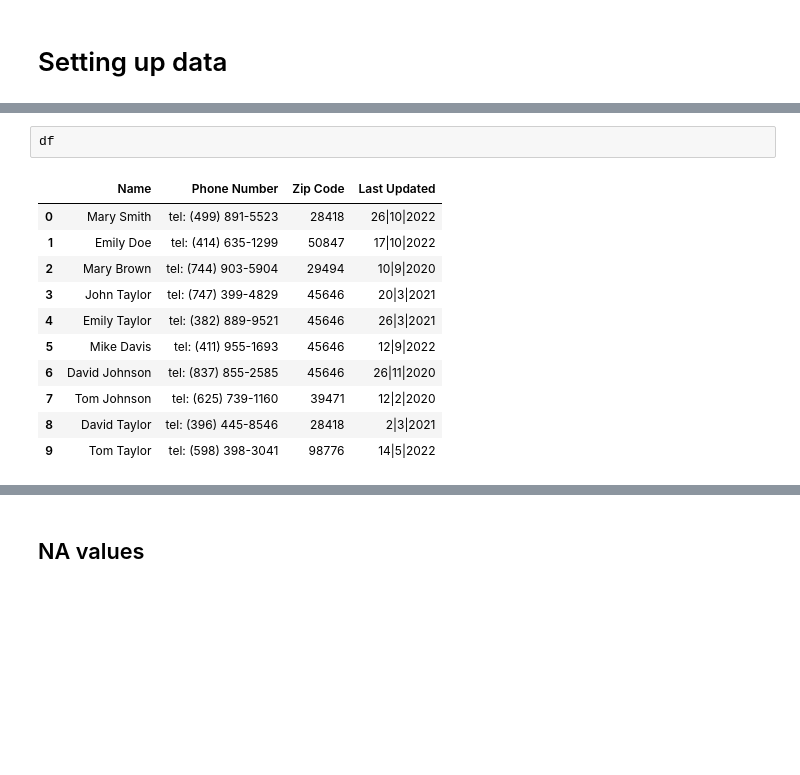
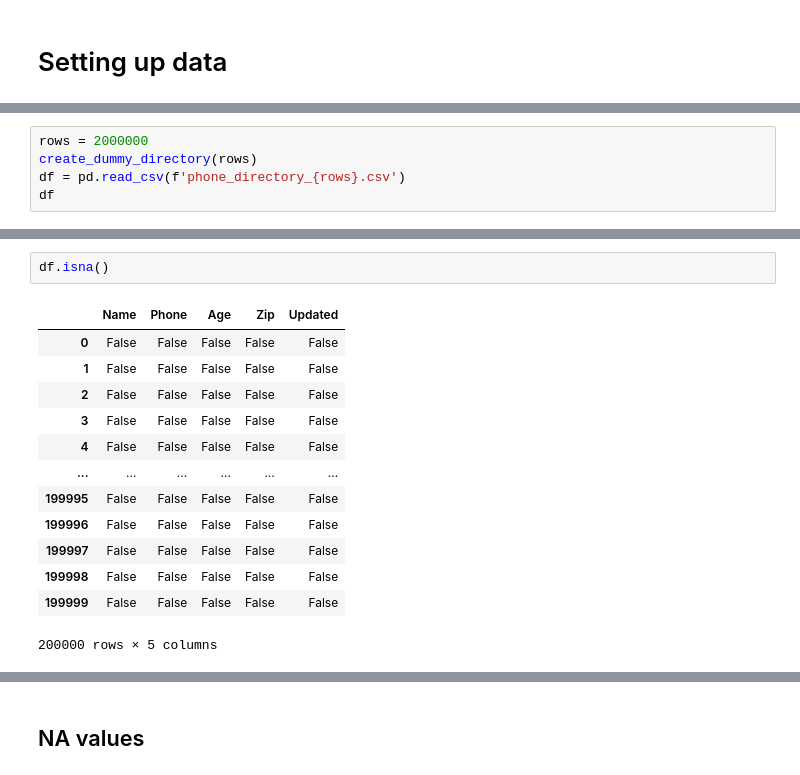
Before and after one commit to eupendra/locating_na, a Jupyter notebook: Catch NA.ipynb, the cells around one changed output, grey strips where cells are left out. Saved outputs shown, nothing was run; the diff lists cells and outputs as text; blank space fills up the shorter version.

```diff
--- a/Catch NA.ipynb
+++ b/Catch NA.ipynb
@@ -24,0 +57,5 @@ df = df[:10]
+# %%
+rows = 2000000
+create_dummy_directory(rows)
+df = pd.read_csv(f'phone_directory_{rows}.csv')
+df
@@ -25,14 +76,16 @@ df = df[:10]
 # %%
-df
+df.isna()
 # %% [output]
-|  | Name | Phone Number | Zip Code | Last Updated |
-| 0 | Mary Smith | tel: (499) 891-5523 | 28418 | 26|10|2022 |
-| 1 | Emily Doe | tel: (414) 635-1299 | 50847 | 17|10|2022 |
-| 2 | Mary Brown | tel: (744) 903-5904 | 29494 | 10|9|2020 |
-| 3 | John Taylor | tel: (747) 399-4829 | 45646 | 20|3|2021 |
-| 4 | Emily Taylor | tel: (382) 889-9521 | 45646 | 26|3|2021 |
-| 5 | Mike Davis | tel: (411) 955-1693 | 45646 | 12|9|2022 |
-| 6 | David Johnson | tel: (837) 855-2585 | 45646 | 26|11|2020 |
-| 7 | Tom Johnson | tel: (625) 739-1160 | 39471 | 12|2|2020 |
-| 8 | David Taylor | tel: (396) 445-8546 | 28418 | 2|3|2021 |
-| 9 | Tom Taylor | tel: (598) 398-3041 | 98776 | 14|5|2022 |
+|  | Name | Phone | Age | Zip | Updated |
+| 0 | False | False | False | False | False |
+| 1 | False | False | False | False | False |
+| 2 | False | False | False | False | False |
+| 3 | False | False | False | False | False |
+| 4 | False | False | False | False | False |
+| ... | ... | ... | ... | ... | ... |
+| 199995 | False | False | False | False | False |
+| 199996 | False | False | False | False | False |
+| 199997 | False | False | False | False | False |
+| 199998 | False | False | False | False | False |
+| 199999 | False | False | False | False | False |
+200000 rows × 5 columns
```
Also changed, not shown: parts of 32 cells of this notebook, 6 other files.
